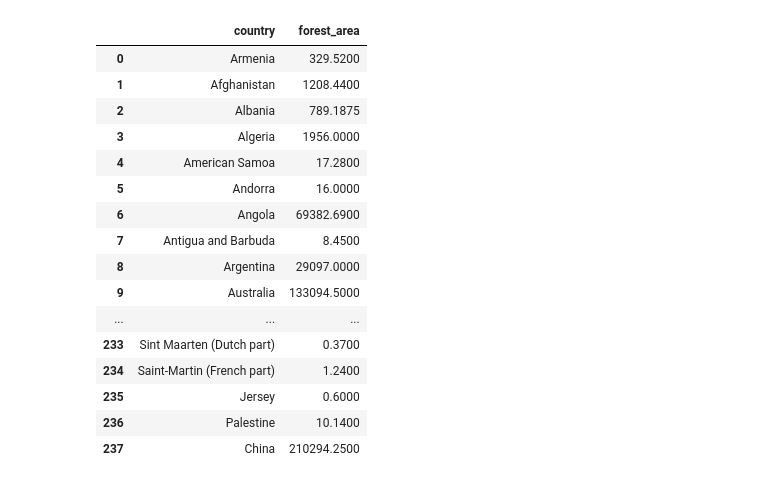
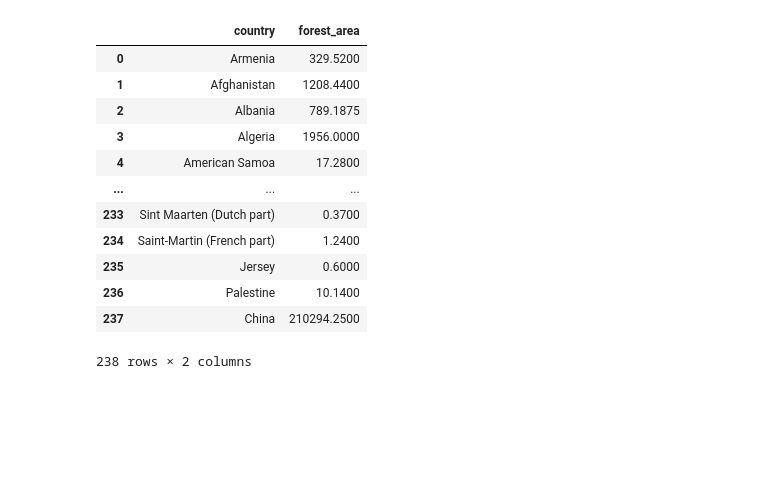
Before and after one commit to PUBPOL542G3/G3_Merge, a Jupyter notebook: MergeCode.ipynb, the cells around one changed output. Saved outputs shown, nothing was run; the diff lists cells and outputs as text; code cells hidden in the pictures; blank space fills up the shorter version.

```diff
--- a/MergeCode.ipynb
+++ b/MergeCode.ipynb
@@ -50,26 +42,22 @@ display(DF_Employment)
 # %%
 #Importing, reading, and displaying Marina's file from github
-Marina_file_location = 'https://github.com/PUBPOL542G3/Marina/blob/main/marina.xlsx?raw=true'
+Marina_file_location = 'https://github.com/PUBPOL542G3/Marina/blob/main/marina_cleaned.xlsx?raw=true'
 DF_ForestArea = pd.read_excel(Marina_file_location)
 display(DF_ForestArea)
 # %% [output]
 |  | country | forest_area |
 | 0 | Armenia | 329.5200 |
 | 1 | Afghanistan | 1208.4400 |
 | 2 | Albania | 789.1875 |
 | 3 | Algeria | 1956.0000 |
 | 4 | American Samoa | 17.2800 |
-| 5 | Andorra | 16.0000 |
-| 6 | Angola | 69382.6900 |
-| 7 | Antigua and Barbuda | 8.4500 |
-| 8 | Argentina | 29097.0000 |
-| 9 | Australia | 133094.5000 |
 | ... | ... | ... |
 | 233 | Sint Maarten (Dutch part) | 0.3700 |
 | 234 | Saint-Martin (French part) | 1.2400 |
 | 235 | Jersey | 0.6000 |
 | 236 | Palestine | 10.1400 |
 | 237 | China | 210294.2500 |
+238 rows × 2 columns
 # %%
 #Merging Oliver's cleaned employment data and Mahnur's cleaned CO2 data.
 Oliver_Nur_Merge = DF_Employment.merge(DF_C02,left_on='country',right_on='country',how='outer',indicator='check1')
```
Also changed, not shown: parts of 11 cells of this notebook.
